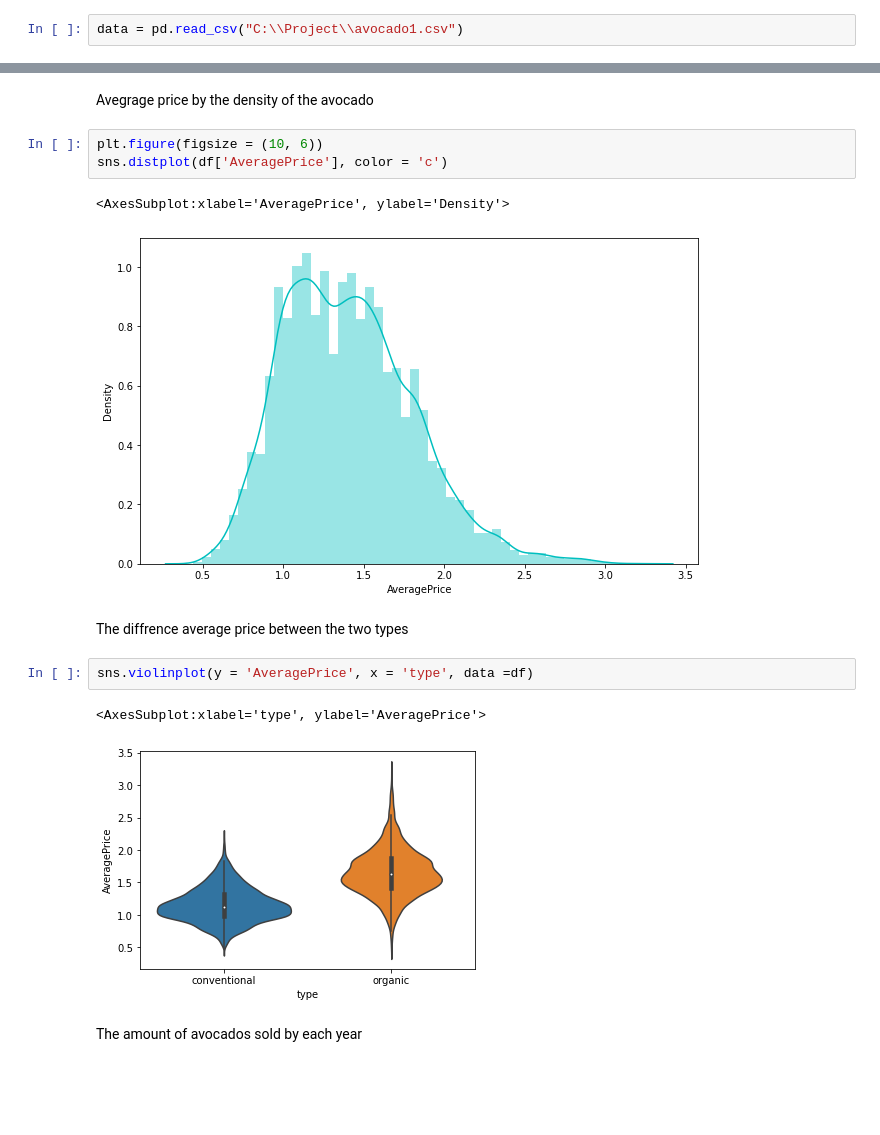
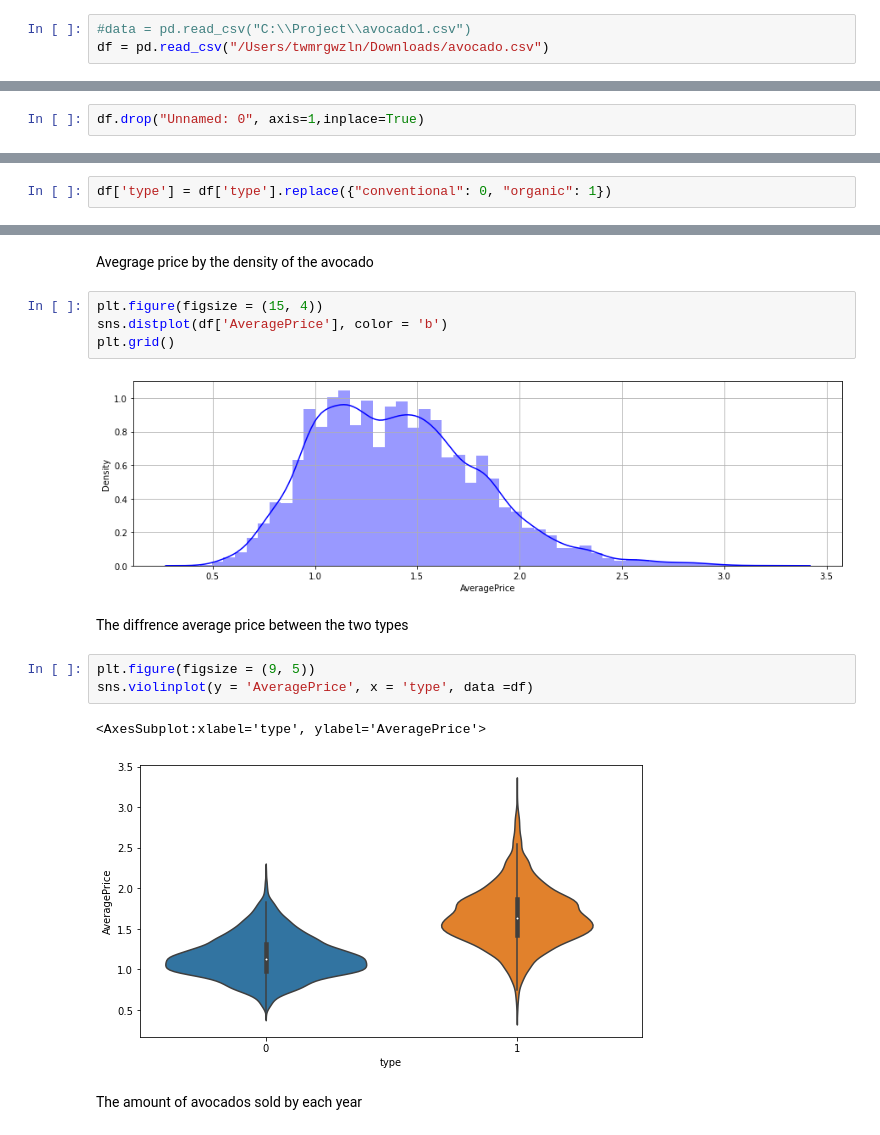
Before and after one commit to royofer123/ml_project, a Jupyter notebook: ML Kaggle project regression.ipynb, the cells around one changed output, grey strips where cells are left out. Saved outputs shown, nothing was run; the diff lists cells and outputs as text; blank space fills up the shorter version.

```diff
--- a/ML Kaggle project regression.ipynb
+++ b/ML Kaggle project regression.ipynb
@@ -18,3 +37,4 @@ from sklearn.linear_model import LinearRegression
 # %%
-data = pd.read_csv("C:\\Project\\avocado1.csv")
+#data = pd.read_csv("C:\\Project\\avocado1.csv")
+df = pd.read_csv("/Users/twmrgwzln/Downloads/avocado.csv")
 # %% [markdown]
@@ -28,4 +62,6 @@ data.head()
 | 2 | 2 | 2015-12-13 | 0.93 | 118220.22 | 794.70 | 109149.67 | 130.50 | 8145.35 | 8042.21 | ... |
 | 3 | 3 | 2015-12-06 | 1.08 | 78992.15 | 1132.00 | 71976.41 | 72.58 | 5811.16 | 5677.40 | ... |
 | 4 | 4 | 2015-11-29 | 1.28 | 51039.60 | 941.48 | 43838.39 | 75.78 | 6183.95 | 5986.26 | ... |
+# %%
+df.drop("Unnamed: 0", axis=1,inplace=True)
 # %%
@@ -126,0 +123,2 @@ memory usage: 1.9+ MB
+# %%
+df['type'] = df['type'].replace({"conventional": 0, "organic": 1})
@@ -138,17 +160,18 @@ plt.plot(df1['Date'], df1['AveragePrice'])
 # %% [markdown]
 Avegrage price by the density of the avocado
 # %%
-plt.figure(figsize = (10, 6))
-sns.distplot(df['AveragePrice'], color = 'c')
+plt.figure(figsize = (15, 4))
+sns.distplot(df['AveragePrice'], color = 'b')
+plt.grid()
 # %% [output]
-<AxesSubplot:xlabel='AveragePrice', ylabel='Density'>
-[figure, old version]
+[figure, new version]
 # %% [markdown]
 The diffrence average price between the two types
 # %%
+plt.figure(figsize = (9, 5))
 sns.violinplot(y = 'AveragePrice', x = 'type', data =df)
 # %% [output]
 <AxesSubplot:xlabel='type', ylabel='AveragePrice'>
-[figure, old version]
+[figure, new version]
 # %% [markdown]
 The amount of avocados sold by each year
```
Also changed, not shown: parts of 56 cells of this notebook.
